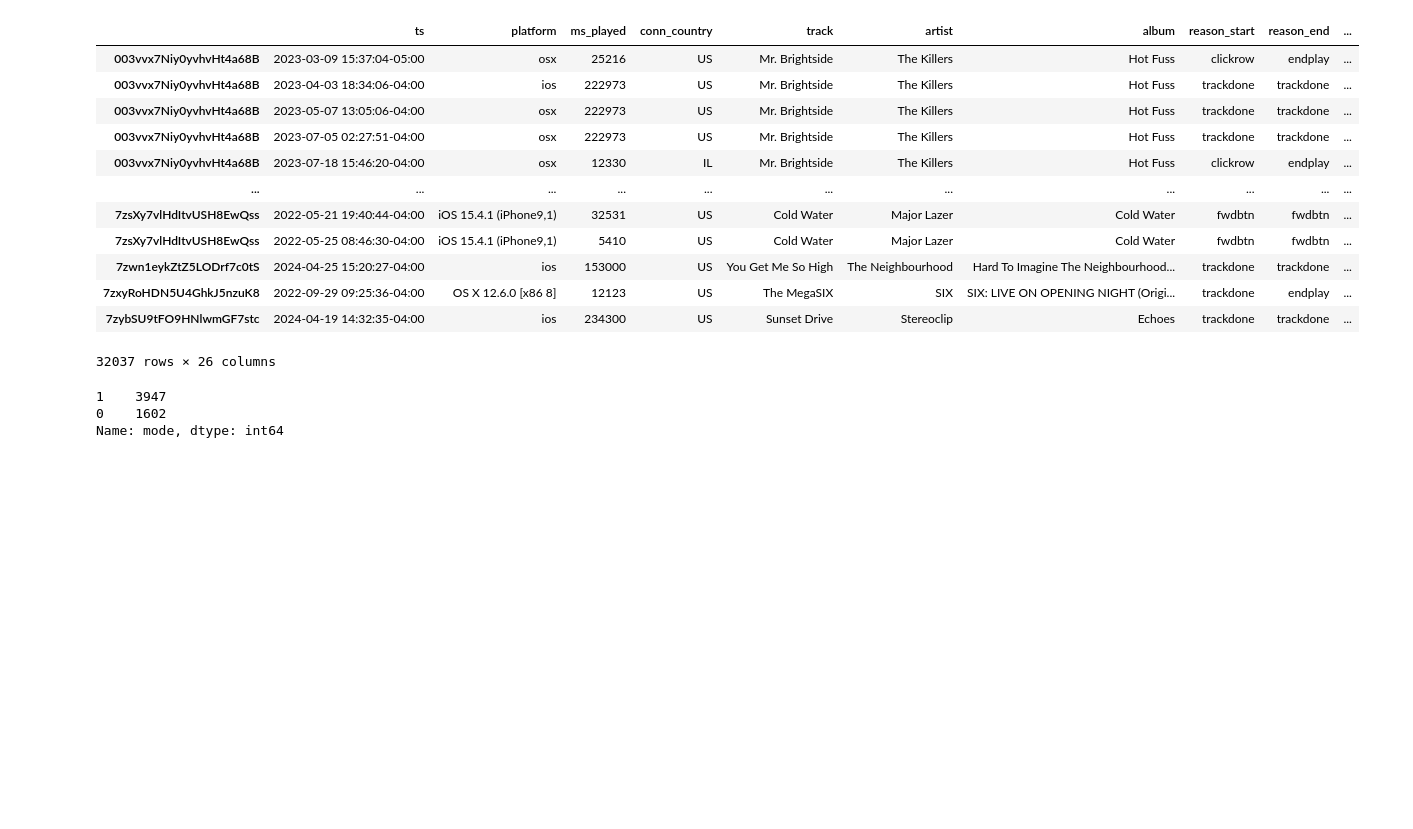
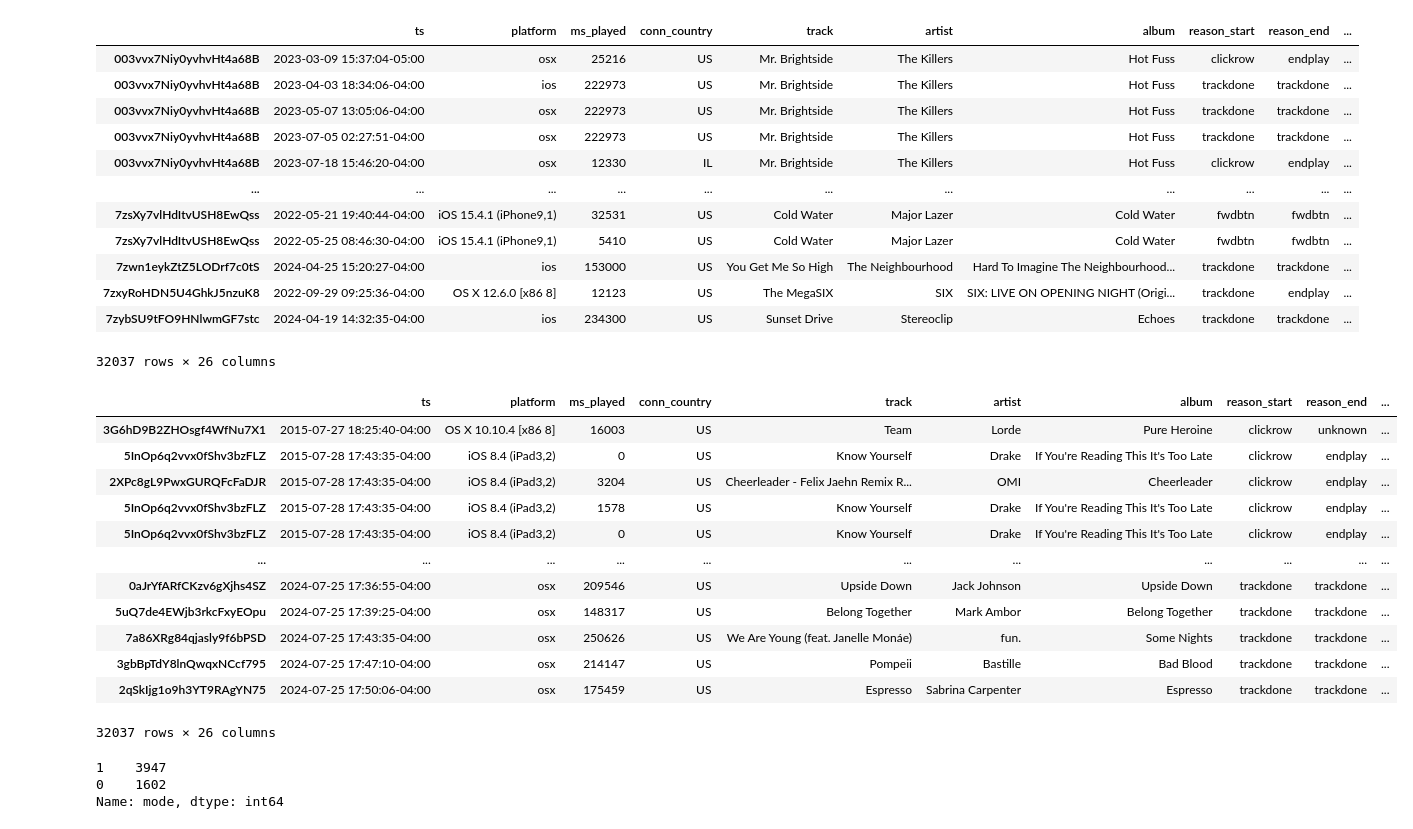
Before and after one commit to thereidfleish/info3300-p2, a Jupyter notebook: test.ipynb, the cells around one changed output. Cells and saved outputs as stored; diff of their text form; code cells hidden in the pictures; blank space fills up the shorter version.

Commit message:
sort by date

```diff
--- a/test.ipynb
+++ b/test.ipynb
@@ -122,6 +122,23 @@ final_df
 | 7zxyRoHDN5U4GhkJ5nzuK8 | 2022-09-29 09:25:36-04:00 | OS X 12.6.0 [x86 8] | 12123 | US | The MegaSIX | SIX | SIX: LIVE ON OPENING NIGHT (Origi... | trackdone | endplay | ... |
 | 7zybSU9tFO9HNlwmGF7stc | 2024-04-19 14:32:35-04:00 | ios | 234300 | US | Sunset Drive | Stereoclip | Echoes | trackdone | trackdone | ... |
 32037 rows × 26 columns
+# %%
+final_df = final_df.sort_values(by='ts')
+final_df
+# %% [output]
+|  | ts | platform | ms_played | conn_country | track | artist | album | reason_start | reason_end | ... |
+| 3G6hD9B2ZHOsgf4WfNu7X1 | 2015-07-27 18:25:40-04:00 | OS X 10.10.4 [x86 8] | 16003 | US | Team | Lorde | Pure Heroine | clickrow | unknown | ... |
+| 5InOp6q2vvx0fShv3bzFLZ | 2015-07-28 17:43:35-04:00 | iOS 8.4 (iPad3,2) | 0 | US | Know Yourself | Drake | If You're Reading This It's Too Late | clickrow | endplay | ... |
+| 2XPc8gL9PwxGURQFcFaDJR | 2015-07-28 17:43:35-04:00 | iOS 8.4 (iPad3,2) | 3204 | US | Cheerleader - Felix Jaehn Remix R... | OMI | Cheerleader | clickrow | endplay | ... |
+| 5InOp6q2vvx0fShv3bzFLZ | 2015-07-28 17:43:35-04:00 | iOS 8.4 (iPad3,2) | 1578 | US | Know Yourself | Drake | If You're Reading This It's Too Late | clickrow | endplay | ... |
+| 5InOp6q2vvx0fShv3bzFLZ | 2015-07-28 17:43:35-04:00 | iOS 8.4 (iPad3,2) | 0 | US | Know Yourself | Drake | If You're Reading This It's Too Late | clickrow | endplay | ... |
+| ... | ... | ... | ... | ... | ... | ... | ... | ... | ... | ... |
+| 0aJrYfARfCKzv6gXjhs4SZ | 2024-07-25 17:36:55-04:00 | osx | 209546 | US | Upside Down | Jack Johnson | Upside Down | trackdone | trackdone | ... |
+| 5uQ7de4EWjb3rkcFxyEOpu | 2024-07-25 17:39:25-04:00 | osx | 148317 | US | Belong Together | Mark Ambor | Belong Together | trackdone | trackdone | ... |
+| 7a86XRg84qjasly9f6bPSD | 2024-07-25 17:43:35-04:00 | osx | 250626 | US | We Are Young (feat. Janelle Monáe) | fun. | Some Nights | trackdone | trackdone | ... |
+| 3gbBpTdY8lnQwqxNCcf795 | 2024-07-25 17:47:10-04:00 | osx | 214147 | US | Pompeii | Bastille | Bad Blood | trackdone | trackdone | ... |
+| 2qSkIjg1o9h3YT9RAgYN75 | 2024-07-25 17:50:06-04:00 | osx | 175459 | US | Espresso | Sabrina Carpenter | Espresso | trackdone | trackdone | ... |
+32037 rows × 26 columns
 # %%
 final_df.to_csv("reid_final_data.csv")
 # %%
```
Also changed, not shown: 1 other file.
